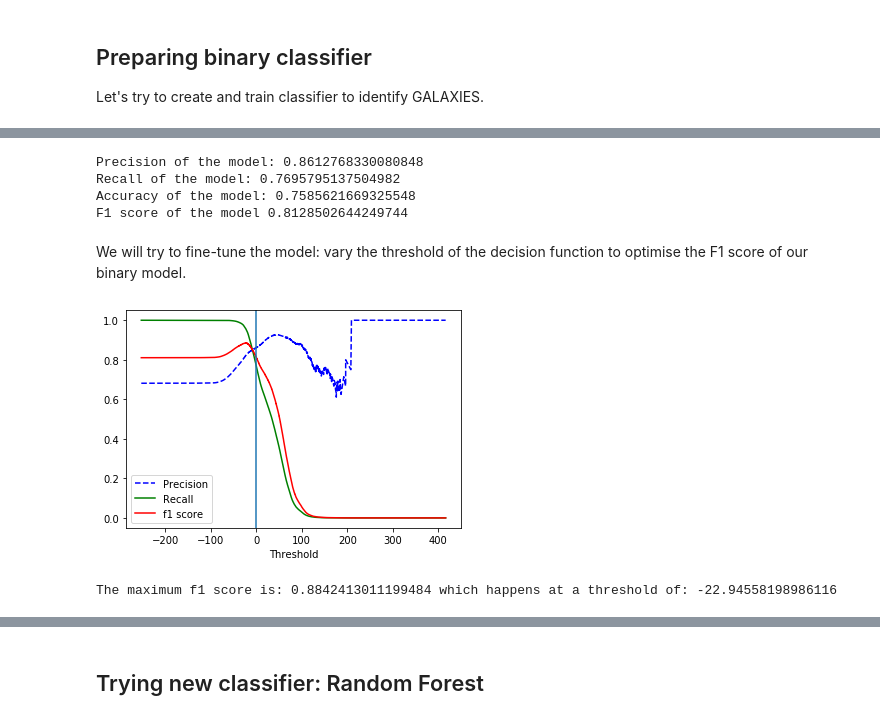
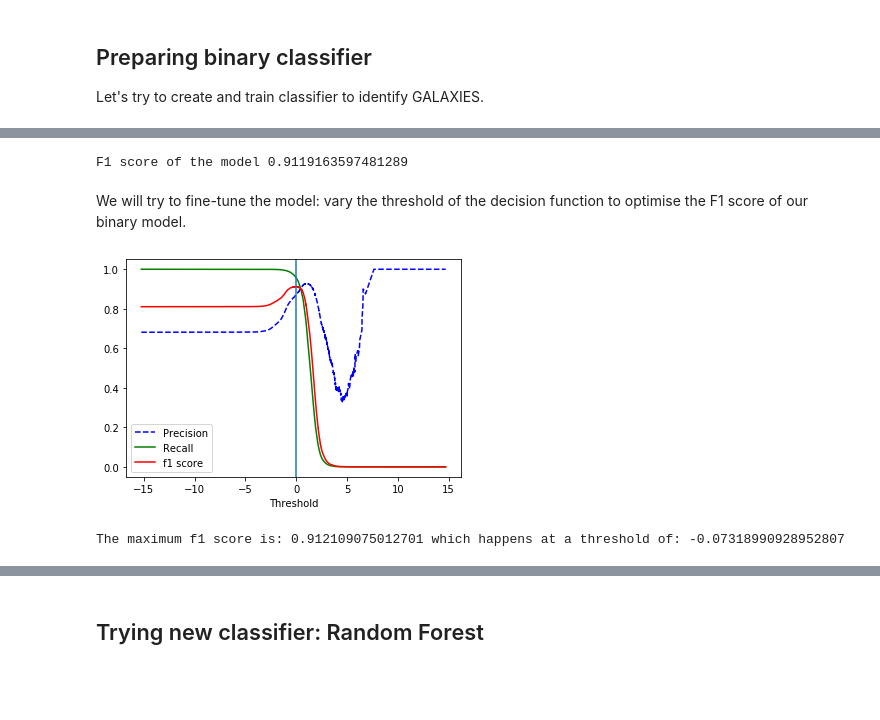
Before and after one commit to ElliottDenis/IRIDIA-ML-internship, a Jupyter notebook: (SDSS - 2) Binary classification.ipynb, the cells around one changed output, grey strips where cells are left out. Cells and saved outputs as stored; diff of their text form; code cells hidden in the pictures; blank space fills up the shorter version.

```diff
--- a/(SDSS - 2) Binary classification.ipynb
+++ b/(SDSS - 2) Binary classification.ipynb
@@ -68,9 +66,9 @@ def get_train_test():
 
     return strat_train_set, strat_test_set
 # %%
-get_train_test()
 train, test = get_train_test()
 train = train.reset_index(drop=True)
+test = test.reset_index(drop=True)
 
 # seperate measurements (x) with class(y)
 x_train = train.drop(columns=["class"], axis=1)
@@ -96,9 +94,9 @@ y_test = y_test.replace([np.inf, -np.inf], np.nan)
 x_test = x_test.dropna(axis=0)
 y_test = y_test.dropna(axis=0)
 
+x_train = x_train.reset_index(drop=True)
+y_train = y_train.reset_index(drop=True)
+
+# array of true/false to find galaxies
 y_train_galaxy = (y_train == "GALAXY")
 y_test_galaxy = (y_test == "GALAXY")
-
-# fit to training set
-sgd_clf = SGDClassifier(random_state=42)
-sgd_clf.fit(x_train, y_train_galaxy)
@@ -112,3 +103,6 @@ SGDClassifier(alpha=0.0001, average=False, class_weight=None,
+# %%
+x_train = StandardScaler().fit_transform(x_train)
+x_test = StandardScaler().fit_transform(x_test)
 # %% [markdown]
 ## Confusion matrix with star binary classifier
 
@@ -146,44 +135,35 @@ $$F1 = \frac{2}{\frac{1}{precision} + \frac{1}{recall}}$$
-# %%
-from sklearn.metrics import precision_score, recall_score, accuracy_score
-print("Precision of the model:", precision_score(y_train_galaxy, y_train_pred))
-print("Recall of the model:", recall_score(y_train_galaxy, y_train_pred))
-print("Accuracy of the model:", accuracy_score(y_train_galaxy, y_train_pred))
-
-from sklearn.metrics import f1_score
-print("F1 score of the model", f1_score(y_train_galaxy, y_train_pred))
-# %% [output]
-Precision of the model: 0.8612768330080848
-Recall of the model: 0.7695795137504982
-Accuracy of the model: 0.7585621669325548
-F1 score of the model 0.8128502644249744
+# %%
+print("F1 score of the model", f1_score(y_train_galaxy, y_train_pred))
+# %% [output]
+F1 score of the model 0.9119163597481289
 # %% [markdown]
 We will try to fine-tune the model: vary the threshold of the decision function to optimise the F1 score of our binary model.
 # %%
 # why cross validation here?
-y_scores = cross_val_predict(sgd_clf, x_train, y_train_galaxy, cv=3,
-                             method="decision_function")
+y_scores_SGD = cross_val_predict(SGDClassifier(random_state=42), x_train, y_train_galaxy, cv=3,
+                                 method="decision_function")
 
-precisions, recalls, thresholds = precision_recall_curve(y_train_galaxy, y_scores)
+precisions, recalls, thresholds = precision_recall_curve(y_train_galaxy, y_scores_SGD)
 
 def plot_precision_recall_vs_threshold(precisions, recalls, thresholds):
     plt.plot(thresholds, precisions[:-1], "b--", label="Precision")
     plt.plot(thresholds, recalls[:-1], "g-", label="Recall")
     f1_score = 2/(1/precisions[:-1] + 1/recalls[:-1])
     plt.plot(thresholds, f1_score, "r-", label="f1 score")
     plt.axvline(x = 0)
     #plt.xlim(thresholds.min(), thresholds.max())
     plt.legend()
     plt.xlabel("Threshold")
     # highlight the threshold and add the legend, axis label, and grid
 
 plot_precision_recall_vs_threshold(precisions, recalls, thresholds)
 plt.show()
 # %% [output]
-[figure, old version]
+[figure, new version]
 # %%
-f1_score = 2/(1/precisions[:-1] + 1/recalls[:-1])
-max_f1 = np.max(f1_score)
-max_f1_threshold = thresholds[np.argmax(f1_score)]
+f1_score_array = 2/(1/precisions[:-1] + 1/recalls[:-1])
+max_f1 = np.max(f1_score_array)
+max_f1_threshold = thresholds[np.argmax(f1_score_array)]
 print("The maximum f1 score is:", max_f1, "which happens at a threshold of:", max_f1_threshold)
 # %% [output]
-The maximum f1 score is: 0.8842413011199484 which happens at a threshold of: -22.94558198986116
+The maximum f1 score is: 0.912109075012701 which happens at a threshold of: -0.07318990928952807
```
Also changed, not shown: parts of 40 cells of this notebook.
